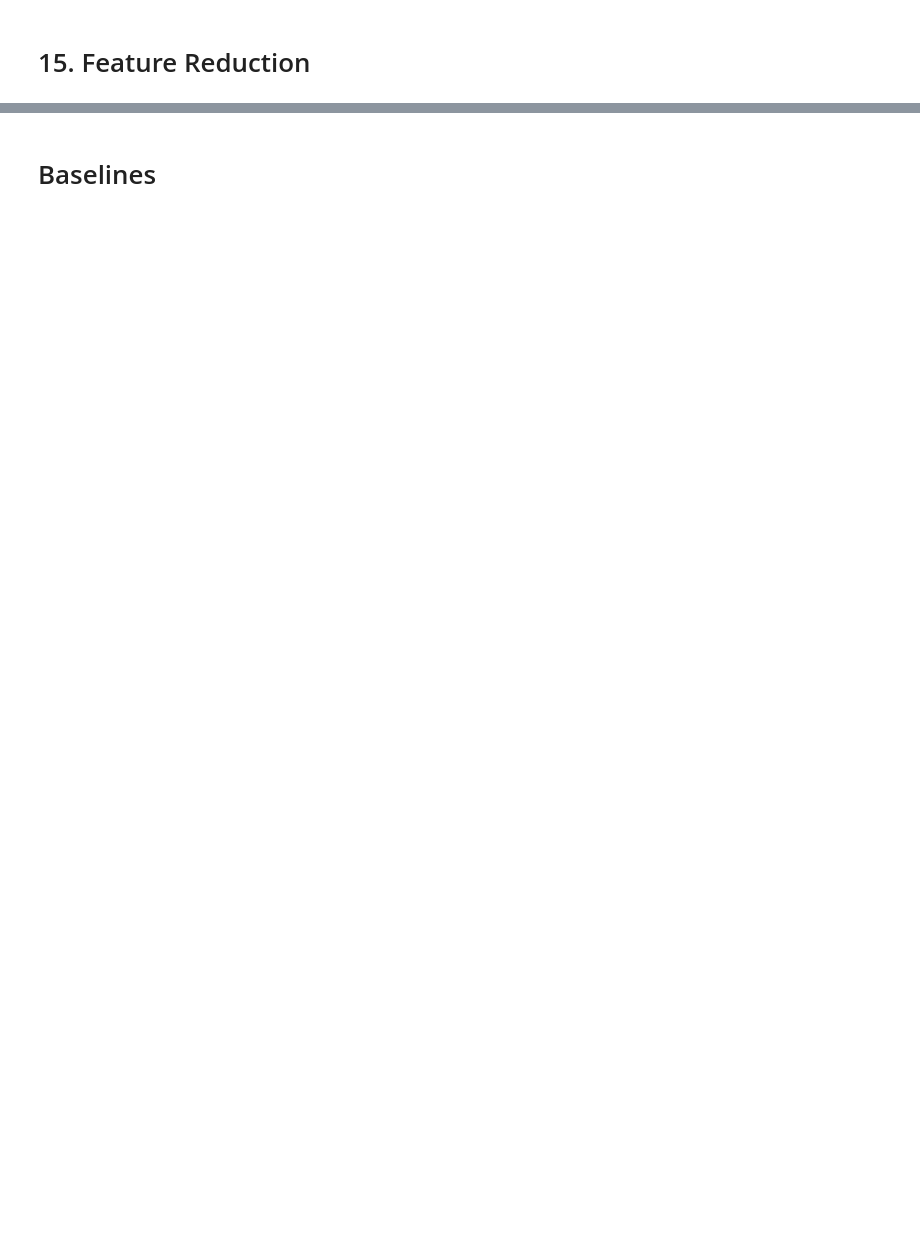
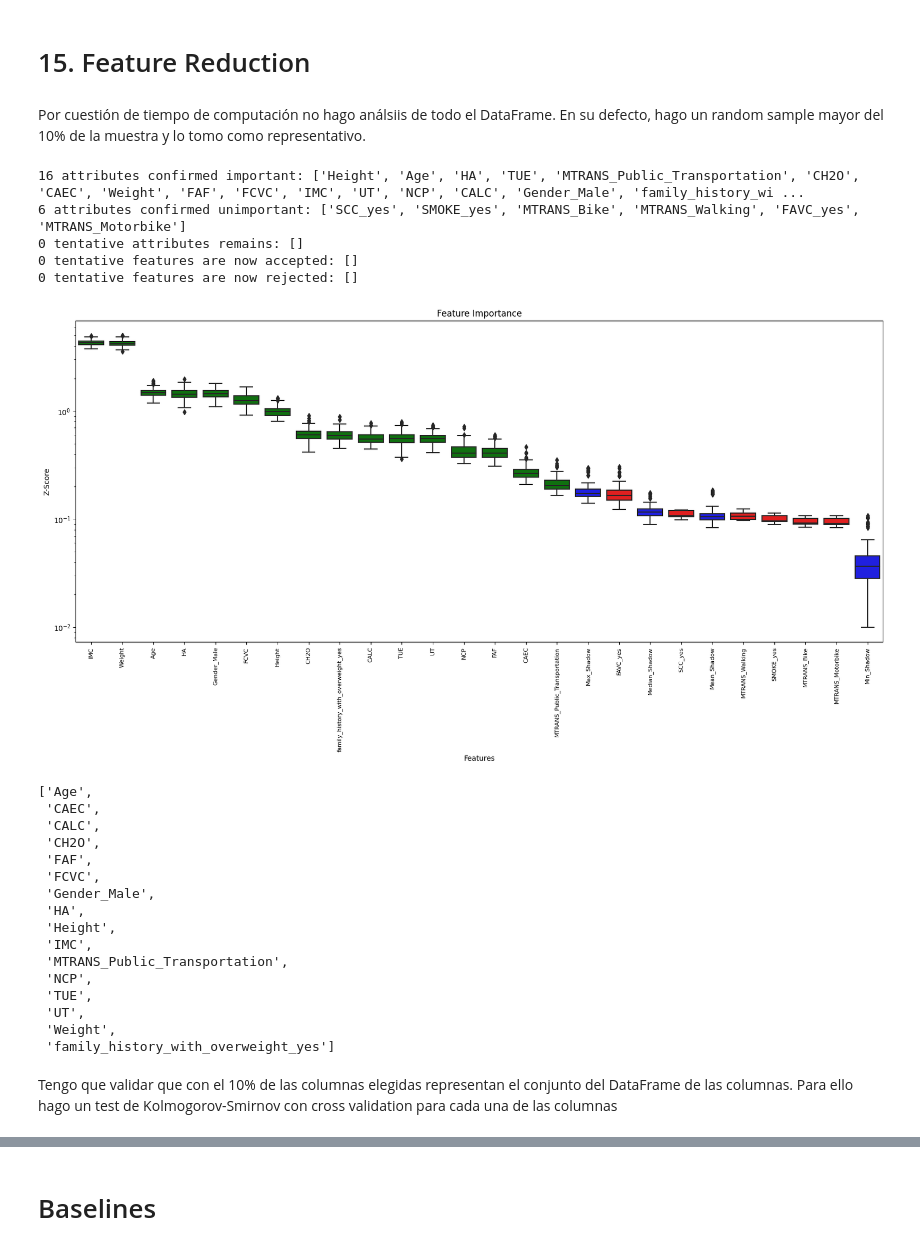
Before and after one commit to angelrodnah/Obesity, a Jupyter notebook: src/notebooks/project_resume.ipynb, the cells around one changed output, grey strips where cells are left out. Saved outputs shown, nothing was run; the diff lists cells and outputs as text; code cells hidden in the pictures; blank space fills up the shorter version.

```diff
--- a/src/notebooks/project_resume.ipynb
+++ b/src/notebooks/project_resume.ipynb
@@ -389,2 +546,8 @@ X_train, X_val, y_train, y_val=outlier_split(X_trans,y, test_size=0.2)
+# %%
+# Leer X_train, X_val, y_train, y_val
+X_train = pd.read_pickle(PATH.PROCESSED + 'X_train.pkl')
+X_val = pd.read_pickle(PATH.PROCESSED + 'X_val.pkl')
+y_train = pd.read_pickle(PATH.PROCESSED + 'y_train.pkl')
+y_val = pd.read_pickle(PATH.PROCESSED + 'y_val.pkl')
 # %% [markdown]
 # 15. Feature Reduction
@@ -392,0 +554,37 @@ selvars=selvars_boruta(df,target)
+# %%
+import random
+
+def generate_random_numbers(dataframe_length, num_numbers=2000):
+    return [random.randint(0, dataframe_length - 1) for _ in range(num_numbers)]
+# %% [markdown]
+Por cuestión de tiempo de computación  no hago análsiis de todo el DataFrame. En su defecto, hago un random sample mayor del 10% de la muestra y lo tomo como representativo.
+# %%
+generate_random_numbers=generate_random_numbers(len(X_train),num_numbers=2000)
+X_train_=X_train.iloc[generate_random_numbers]
+y_train_=y_train.iloc[generate_random_numbers]
+# %%
+selvars=selvars_boruta(X_train_,y_train_,isclass=True,n_trials=100)
+selvars
+# %% [output]
+16 attributes confirmed important: ['Height', 'Age', 'HA', 'TUE', 'MTRANS_Public_Transportation', 'CH2O', 'CAEC', 'Weight', 'FAF', 'FCVC', 'IMC', 'UT', 'NCP', 'CALC', 'Gender_Male', 'family_history_wi ...
+6 attributes confirmed unimportant: ['SCC_yes', 'SMOKE_yes', 'MTRANS_Bike', 'MTRANS_Walking', 'FAVC_yes', 'MTRANS_Motorbike']
+0 tentative attributes remains: []
+0 tentative features are now accepted: []
+0 tentative features are now rejected: []
+[figure, added]
+['Age',
+ 'CAEC',
+ 'CALC',
+ 'CH2O',
+ 'FAF',
+ 'FCVC',
+ 'Gender_Male',
+ 'HA',
+ 'Height',
+ 'IMC',
+ 'MTRANS_Public_Transportation',
+ 'NCP',
+ 'TUE',
+ 'UT',
+ 'Weight',
+ 'family_history_with_overweight_yes']
@@ -392,0 +608,3 @@ selvars=selvars_boruta(df,target)
+# %% [markdown]
+Tengo que validar que con el 10% de las columnas elegidas representan el conjunto del DataFrame de las columnas.
+Para ello hago un test de  Kolmogorov-Smirnov con cross validation para cada una de las columnas
```
Also changed, not shown: parts of 55 cells of this notebook, 9 other files.
